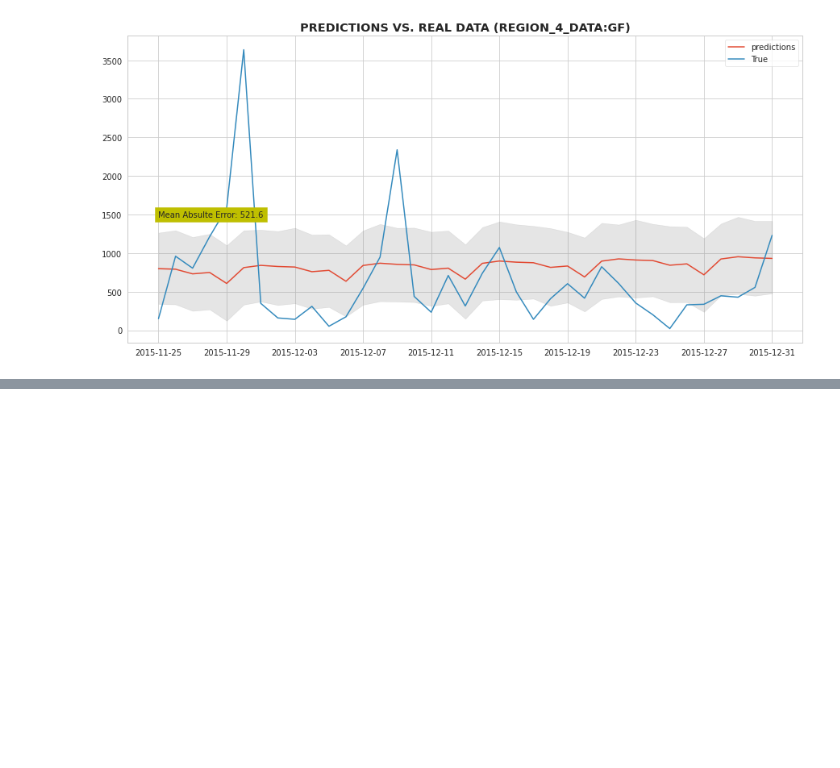
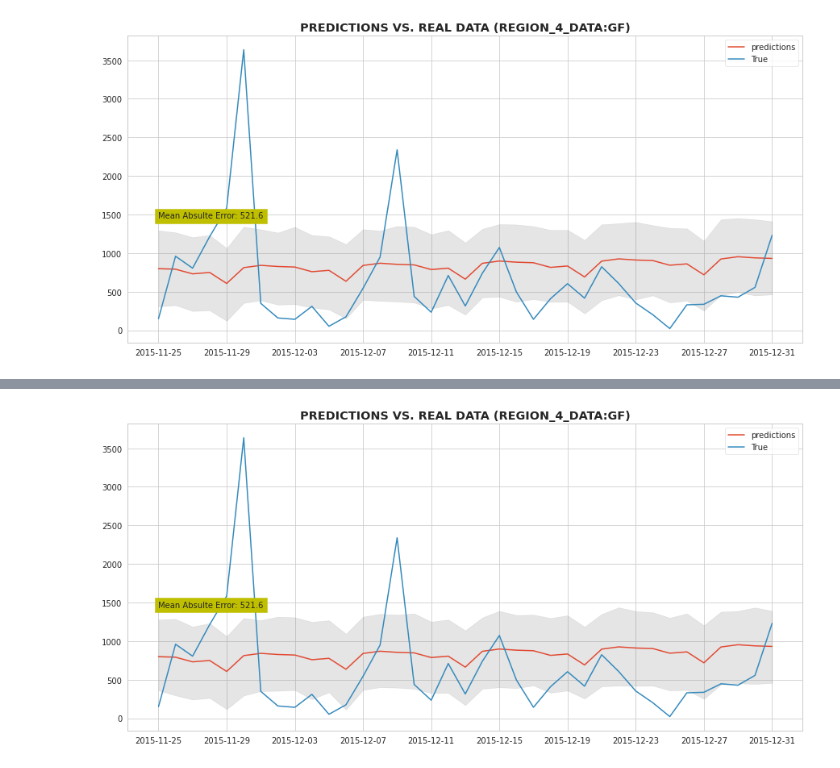
Before and after one commit to Ransaka/store-sales-prediction, a Jupyter notebook: experiment/simple EDA and modeling.ipynb, the cells around one changed output, grey strips where cells are left out. Saved outputs shown, nothing was run; the diff lists cells and outputs as text; code cells hidden in the pictures; blank space fills up the shorter version.

```diff
--- a/experiment/simple EDA.ipynb
+++ b/experiment/simple EDA and modeling.ipynb
@@ -350,4 +376,4 @@ plot_predictions(forecaster,'region_4_data','GF')
 # %%
 forecaster = Forecaster(dataset=dataset,holidays=sundays,test_size=0.1)
-forecaster.fit(include_history=False,add_country_holidays='AT',weekly_seasonality=True,yearly_seasonality=False)
+forecaster.fit(include_history=False,weekly_seasonality='auto',yearly_seasonality=False)
 # %% [output]
@@ -354,0 +397,4 @@ AssertionError:
+# %%
+plot_predictions(forecaster,'region_4_data','GF')
+# %% [output]
+[figure, added]
```
Also changed, not shown: parts of 20 cells of this notebook.
